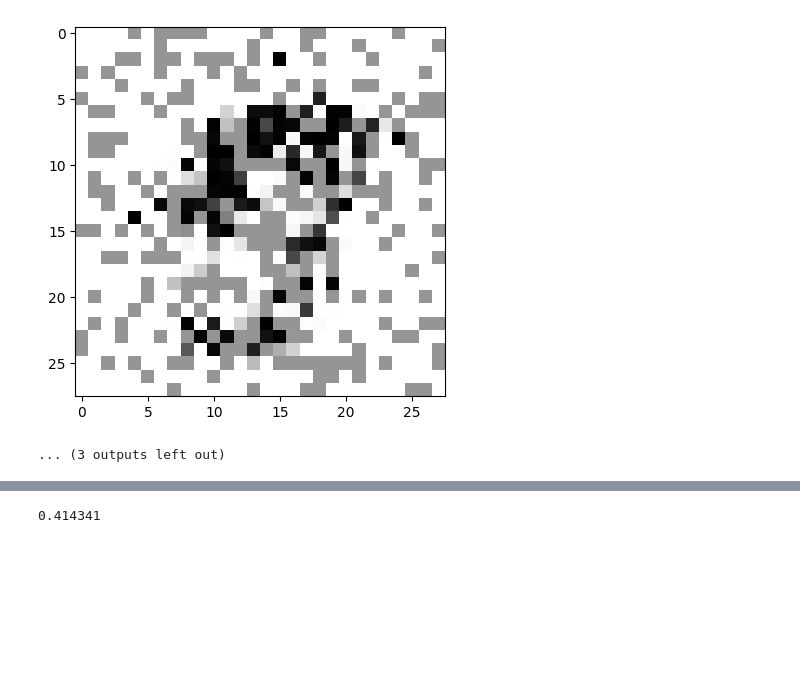
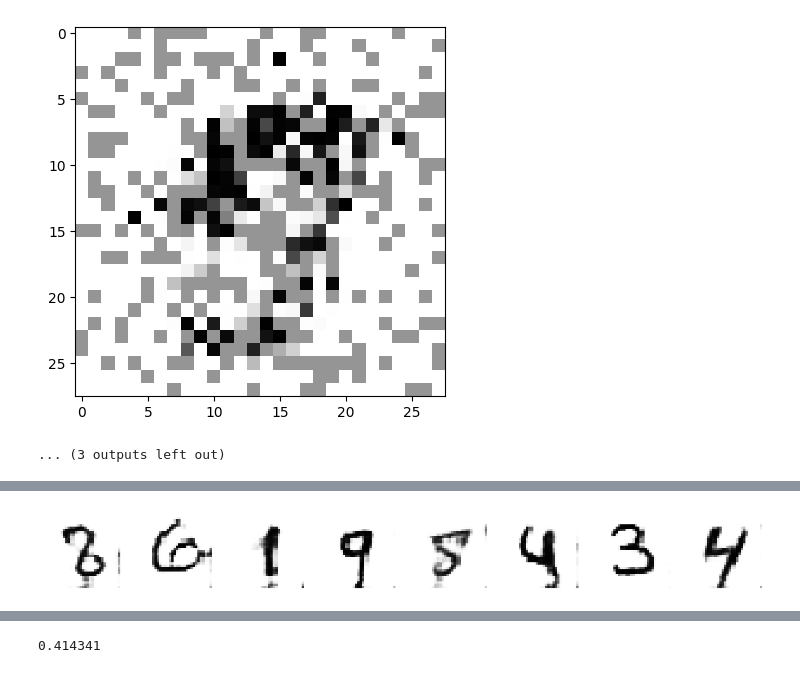
Before and after one commit to ahmedali6395/ml-physics, a Jupyter notebook: pset_2/Physics_569_Problem_Set_2.ipynb, the cells around one changed output, grey strips where cells are left out. Drawn from its saved outputs; the diff is of its cells as text; code cells hidden in the pictures; blank space fills up the shorter version.

Commit message:
holy shiiiiiiiii i got the wgan working now it's a matter of testing

```diff
--- a/pset_2/Physics_569_Problem_Set_2.ipynb
+++ b/pset_2/Physics_569_Problem_Set_2.ipynb
@@ -604,3 +768,18 @@ ImportError: DLL load failed while importing _pywrap_tensorflow_internal: A dyna
+# %%
+def plot_reconstruction(model, nex=8, zm=2):
+    z_samp = 2*tf.random.uniform([BATCH_SIZE, 1, 1, N_Z])-1
+    samples = model.generate(z_samp)
+    fig, axs = plt.subplots(ncols=nex, nrows=1, figsize=(zm * nex, zm))
+    for axi in range(nex):
+        axs[axi].matshow(
+                    samples.numpy()[axi].squeeze(), cmap=plt.cm.Greys, vmin=-1, vmax=1
+                )
+        axs[axi].axis('off')
+    plt.show()
+
+plot_reconstruction(model=wgan)
+# %% [output]
+[figure, added]
 # %%
 # generate a bunch of samples from the VAE
 
```
Also changed, not shown: parts of 3 cells of this notebook.
